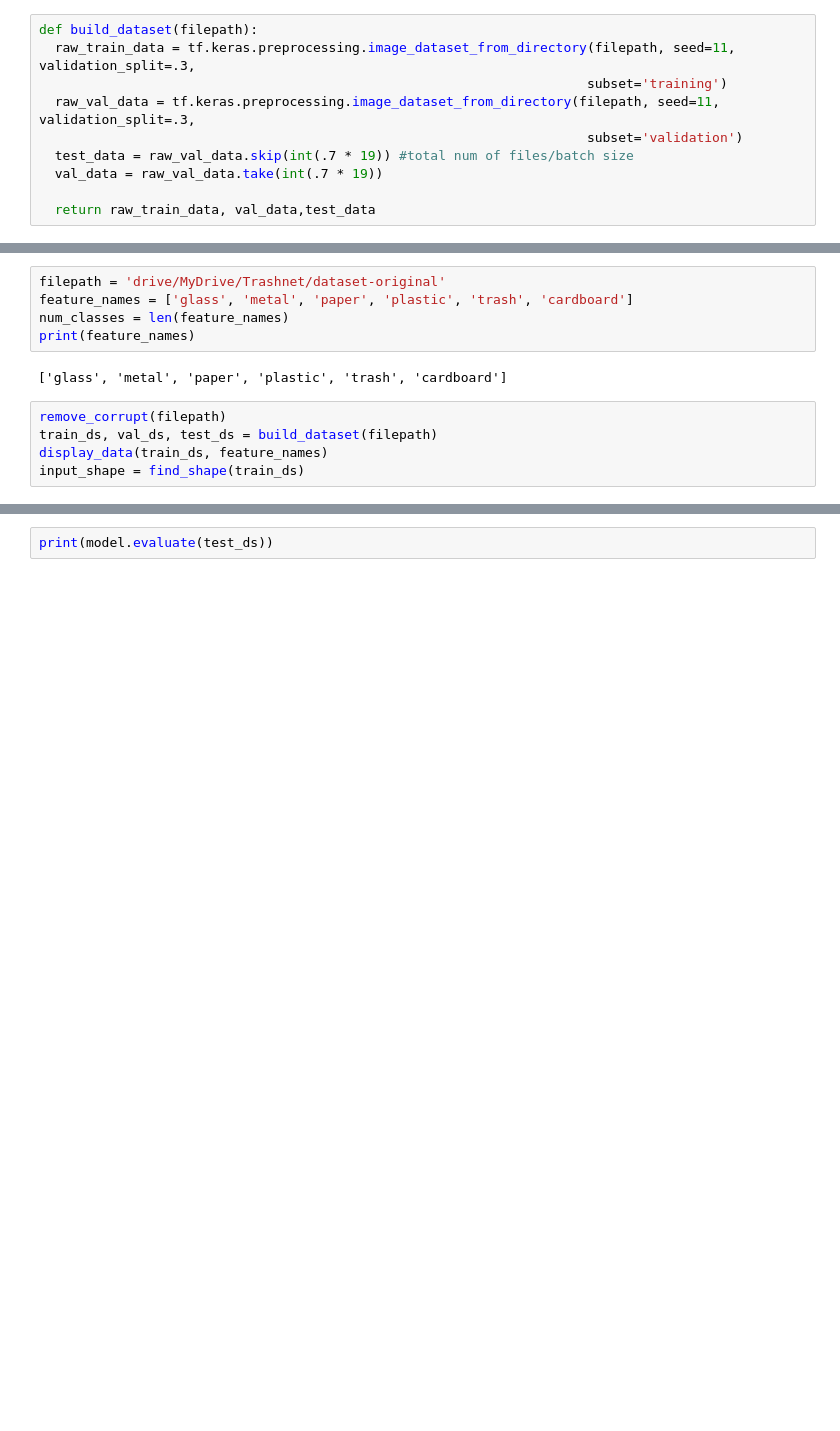
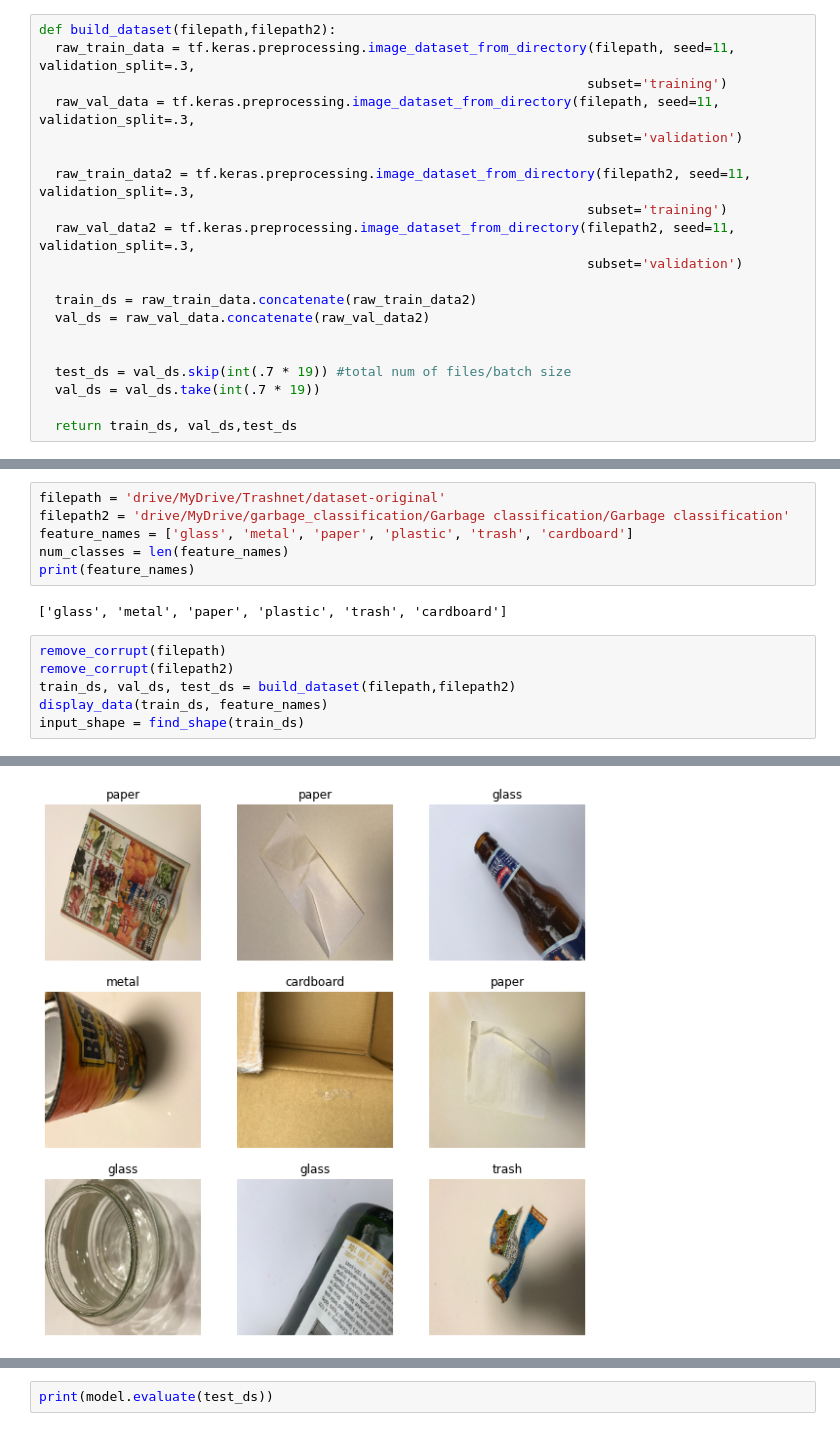
Before and after one commit to CharlotteY2003/Recycling-Project, a Jupyter notebook: Recycling_Basic_Classification_Version_1.ipynb, the cells around one changed output, grey strips where cells are left out. Saved outputs shown, nothing was run; the diff lists cells and outputs as text; blank space fills up the shorter version.

```diff
--- a/Recycling_Basic_Classification_Version_1.ipynb
+++ b/Recycling_Basic_Classification_Version_1.ipynb
@@ -43,15 +43,25 @@ def remove_corrupt(filepath):
         os.remove(fpath)
   print('Num instances skipped: ',skipped)
 # %%
-def build_dataset(filepath):
+def build_dataset(filepath,filepath2):
   raw_train_data = tf.keras.preprocessing.image_dataset_from_directory(filepath, seed=11, validation_split=.3,
                                                                       subset='training')
   raw_val_data = tf.keras.preprocessing.image_dataset_from_directory(filepath, seed=11, validation_split=.3,
                                                                       subset='validation')
-  test_data = raw_val_data.skip(int(.7 * 19)) #total num of files/batch size
-  val_data = raw_val_data.take(int(.7 * 19))
 
-  return raw_train_data, val_data,test_data
+  raw_train_data2 = tf.keras.preprocessing.image_dataset_from_directory(filepath2, seed=11, validation_split=.3,
+                                                                      subset='training')
+  raw_val_data2 = tf.keras.preprocessing.image_dataset_from_directory(filepath2, seed=11, validation_split=.3,
+                                                                      subset='validation')
+
+  train_ds = raw_train_data.concatenate(raw_train_data2)
+  val_ds = raw_val_data.concatenate(raw_val_data2)
+
+
+  test_ds = val_ds.skip(int(.7 * 19)) #total num of files/batch size
+  val_ds = val_ds.take(int(.7 * 19))
+
+  return train_ds, val_ds,test_ds
 # %%
 def find_shape(raw_train_data):
   for images, labels in raw_train_data.take(1):
@@ -147,6 +158,7 @@ def display_predictions(model, feature_names):
 #Build Recycling Classifier
 # %%
 filepath = 'drive/MyDrive/Trashnet/dataset-original'
+filepath2 = 'drive/MyDrive/garbage_classification/Garbage classification/Garbage classification'
 feature_names = ['glass', 'metal', 'paper', 'plastic', 'trash', 'cardboard']
 num_classes = len(feature_names)
 print(feature_names)
@@ -154,6 +166,8 @@ print(feature_names)
 ['glass', 'metal', 'paper', 'plastic', 'trash', 'cardboard']
 # %%
 remove_corrupt(filepath)
-train_ds, val_ds, test_ds = build_dataset(filepath)
+remove_corrupt(filepath2)
+train_ds, val_ds, test_ds = build_dataset(filepath,filepath2)
 display_data(train_ds, feature_names)
 input_shape = find_shape(train_ds)
+# %% [output]
@@ -160,3 +187,4 @@ input_shape = find_shape(train_ds)
+[figure, added]
 # %%
 model = build_model(input_shape, num_classes)
 model, history = train_model(model,train_ds, val_ds)
```
Also changed, not shown: parts of 5 cells of this notebook.
